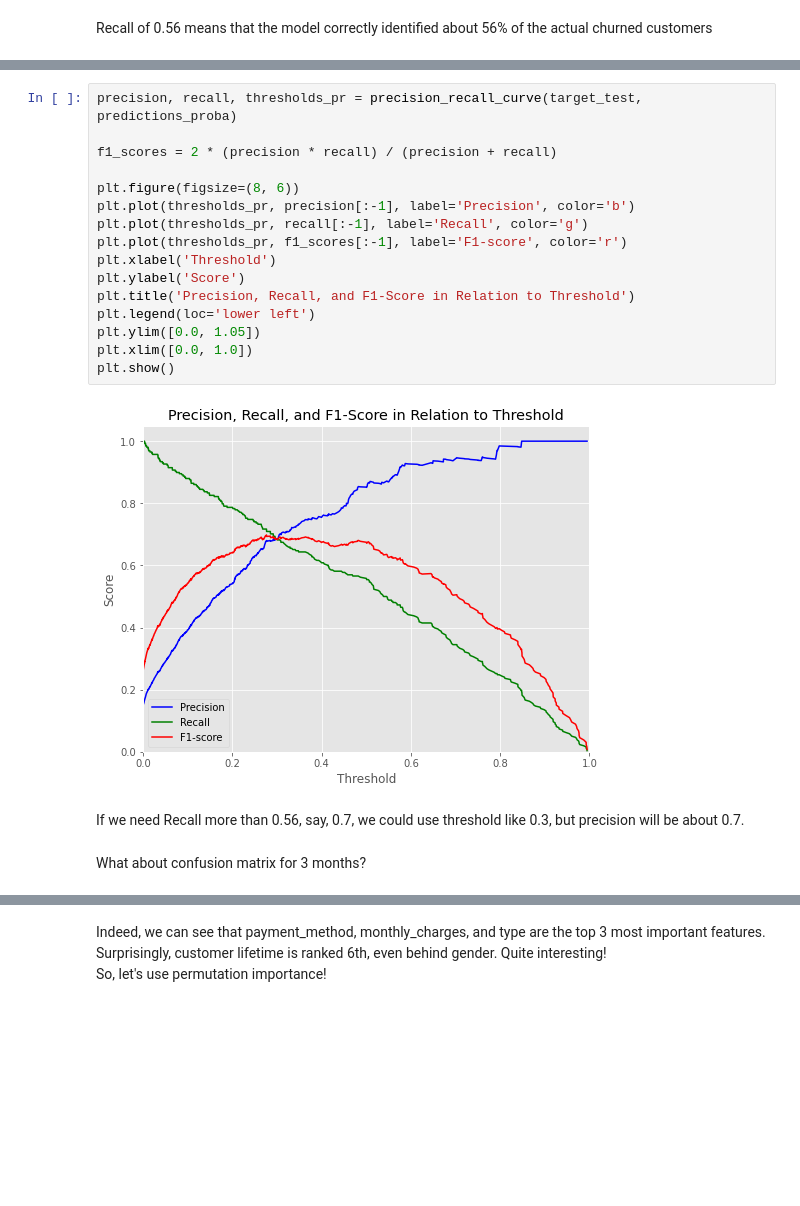
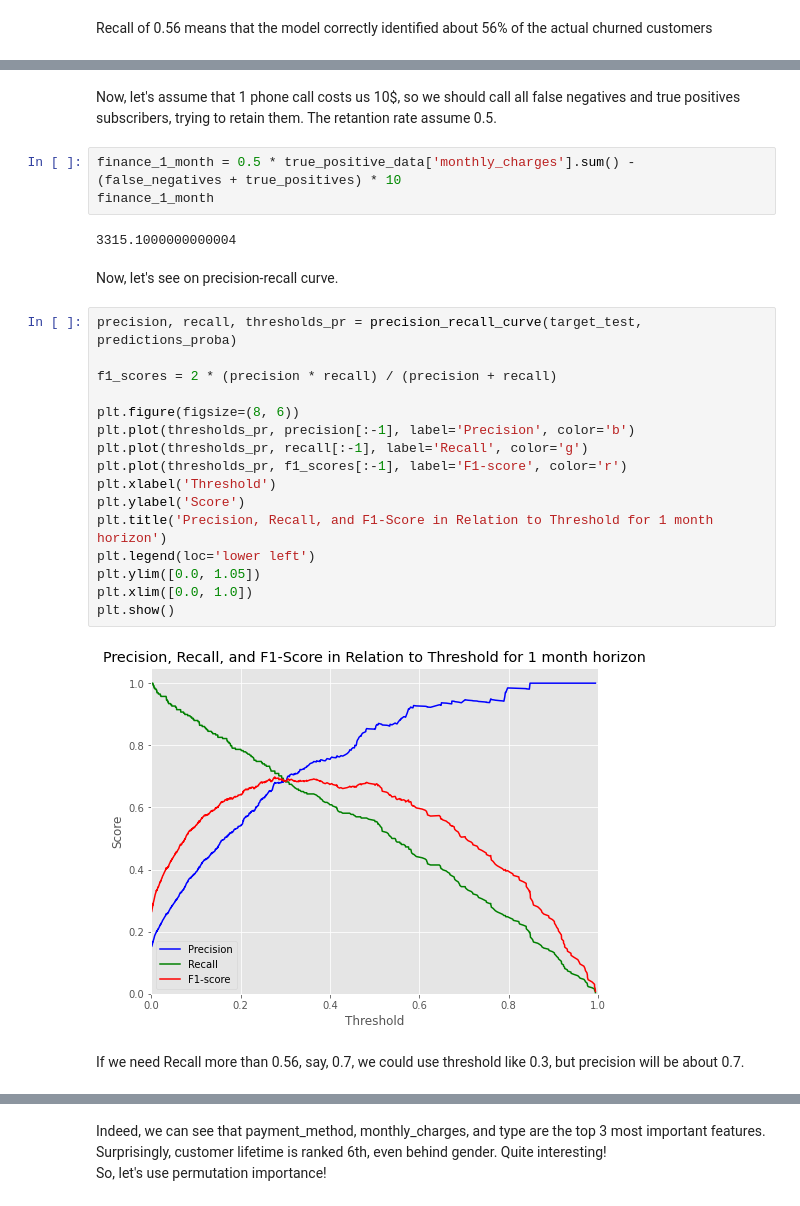
Before and after one commit to dslialin/portfolio, a Jupyter notebook: Project_8_Telecom_churn_new/Project_8_Telecom_churn_new.ipynb, the cells around one changed output, grey strips where cells are left out. Saved outputs shown, nothing was run; the diff lists cells and outputs as text; blank space fills up the shorter version.

```diff
--- a/Project_8_Telecom_churn_new/Project_8_Telecom_churn_new.ipynb
+++ b/Project_8_Telecom_churn_new/Project_8_Telecom_churn_new.ipynb
@@ -1541,22 +1562,29 @@ plt.show()
+# %% [markdown]
+Now, let's assume that 1 phone call costs us 10$, so we should call all false negatives and true positives subscribers, trying to retain them. The retantion rate assume 0.5.
+# %%
+finance_1_month = 0.5 * true_positive_data['monthly_charges'].sum() - (false_negatives + true_positives) * 10
+finance_1_month
+# %% [output]
+3315.1000000000004
+# %% [markdown]
+Now, let's see on precision-recall curve.
 # %%
 precision, recall, thresholds_pr = precision_recall_curve(target_test, predictions_proba)
 
 f1_scores = 2 * (precision * recall) / (precision + recall)
 
 plt.figure(figsize=(8, 6))
 plt.plot(thresholds_pr, precision[:-1], label='Precision', color='b')
 plt.plot(thresholds_pr, recall[:-1], label='Recall', color='g')
 plt.plot(thresholds_pr, f1_scores[:-1], label='F1-score', color='r')
 plt.xlabel('Threshold')
 plt.ylabel('Score')
-plt.title('Precision, Recall, and F1-Score in Relation to Threshold')
+plt.title('Precision, Recall, and F1-Score in Relation to Threshold for 1 month horizon')
 plt.legend(loc='lower left')
 plt.ylim([0.0, 1.05])
 plt.xlim([0.0, 1.0])
 plt.show()
 # %% [output]
-[figure, old version]
+[figure, new version]
 # %% [markdown]
 If we need Recall more than 0.56, say, 0.7, we could use threshold like 0.3, but precision will be about 0.7.
-# %% [markdown]
-What about confusion matrix for 3 months?
```
Also changed, not shown: parts of 135 cells of this notebook.
